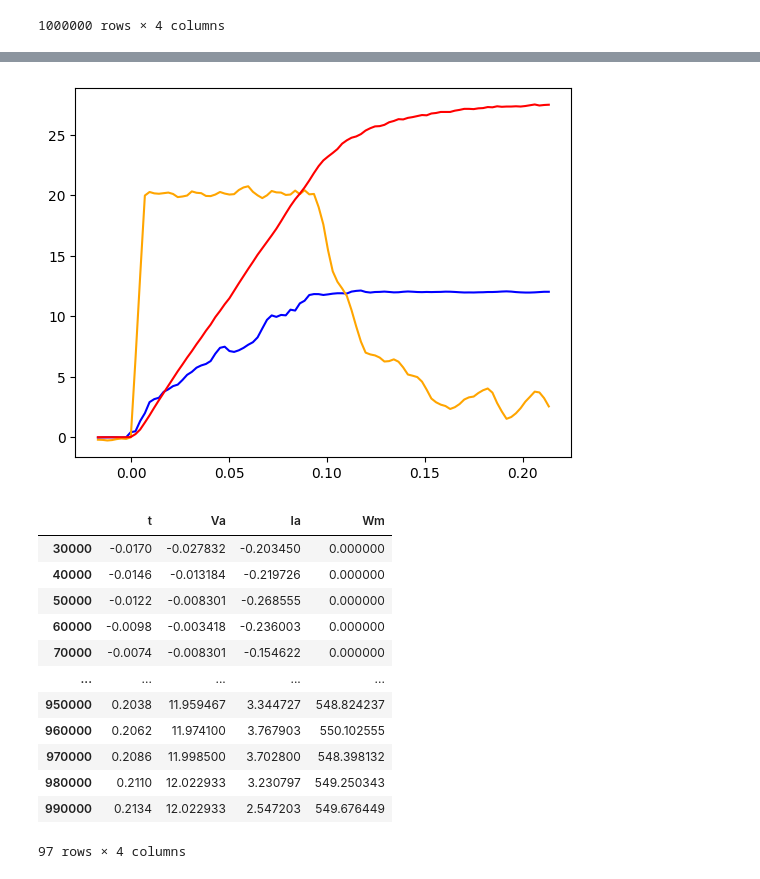
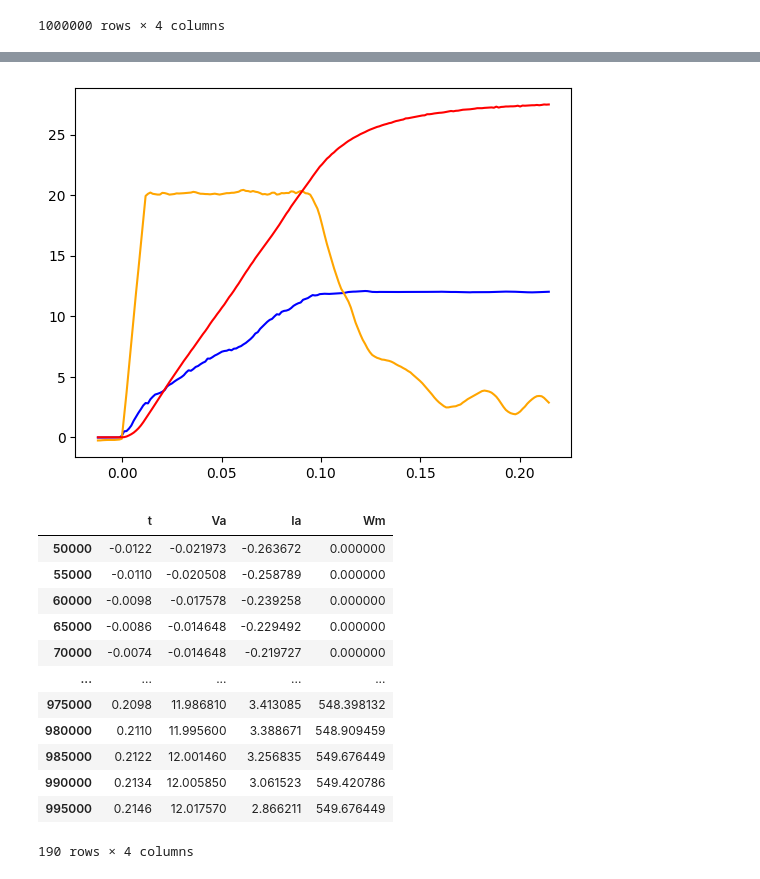
Before and after one commit to sackariaslunman/billy-agv, a Jupyter notebook: simulation/dcmotor_regression.ipynb, the cells around one changed output, grey strips where cells are left out. Saved outputs shown, nothing was run; the diff lists cells and outputs as text; code cells hidden in the pictures.

```diff
--- a/simulation/dcmotor_regression.ipynb
+++ b/simulation/dcmotor_regression.ipynb
@@ -35,7 +35,7 @@ df_downsampled = pd.DataFrame()
 num_steps = 2048
 start = True
 time_step_raw = df_raw["t"].diff().iloc[1]
-batch_size = 10000
+batch_size = 5000
 time_step = time_step_raw * batch_size
 
 df_downsampled["t"] = df_raw["t"].iloc[::batch_size]
@@ -66,35 +66,35 @@ df_downsampled
 # %%
 # Low pass filtering
 df_filtered = pd.DataFrame()
 
-rolling_width = 3
+rolling_width = 10
 start_offset = 0
 
 df_filtered["t"] = df_downsampled["t"].iloc[rolling_width+start_offset:]
 df_filtered["Va"] = df_downsampled["Va"].rolling(rolling_width).mean().iloc[rolling_width+start_offset:]
 df_filtered["Ia"] = df_downsampled["Ia"].rolling(rolling_width).mean().iloc[rolling_width+start_offset:]
 df_filtered["Wm"] = df_downsampled["Wm"].rolling(rolling_width).mean().iloc[rolling_width+start_offset:]
 
 plt.plot(df_filtered["t"], df_filtered["Va"], c="blue")
 plt.plot(df_filtered["t"], df_filtered["Ia"], c="orange")
 plt.plot(df_filtered["t"], df_filtered["Wm"]/20, c="red")
 plt.show()
 df_filtered
 # %% [output]
-[figure, old version]
+[figure, new version]
 |  | t | Va | Ia | Wm |
-| 30000 | -0.0170 | -0.027832 | -0.203450 | 0.000000 |
-| 40000 | -0.0146 | -0.013184 | -0.219726 | 0.000000 |
-| 50000 | -0.0122 | -0.008301 | -0.268555 | 0.000000 |
-| 60000 | -0.0098 | -0.003418 | -0.236003 | 0.000000 |
-| 70000 | -0.0074 | -0.008301 | -0.154622 | 0.000000 |
+| 50000 | -0.0122 | -0.021973 | -0.263672 | 0.000000 |
+| 55000 | -0.0110 | -0.020508 | -0.258789 | 0.000000 |
+| 60000 | -0.0098 | -0.017578 | -0.239258 | 0.000000 |
+| 65000 | -0.0086 | -0.014648 | -0.229492 | 0.000000 |
+| 70000 | -0.0074 | -0.014648 | -0.219727 | 0.000000 |
 | ... | ... | ... | ... | ... |
-| 950000 | 0.2038 | 11.959467 | 3.344727 | 548.824237 |
-| 960000 | 0.2062 | 11.974100 | 3.767903 | 550.102555 |
-| 970000 | 0.2086 | 11.998500 | 3.702800 | 548.398132 |
-| 980000 | 0.2110 | 12.022933 | 3.230797 | 549.250343 |
-| 990000 | 0.2134 | 12.022933 | 2.547203 | 549.676449 |
+| 975000 | 0.2098 | 11.986810 | 3.413085 | 548.398132 |
+| 980000 | 0.2110 | 11.995600 | 3.388671 | 548.909459 |
+| 985000 | 0.2122 | 12.001460 | 3.256835 | 549.676449 |
+| 990000 | 0.2134 | 12.005850 | 3.061523 | 549.420786 |
+| 995000 | 0.2146 | 12.017570 | 2.866211 | 549.676449 |
-97 rows × 4 columns
+190 rows × 4 columns
 # %%
 from dcmotor import five_point_stencil
 
```
Also changed, not shown: parts of 6 cells of this notebook, 2 other files.
